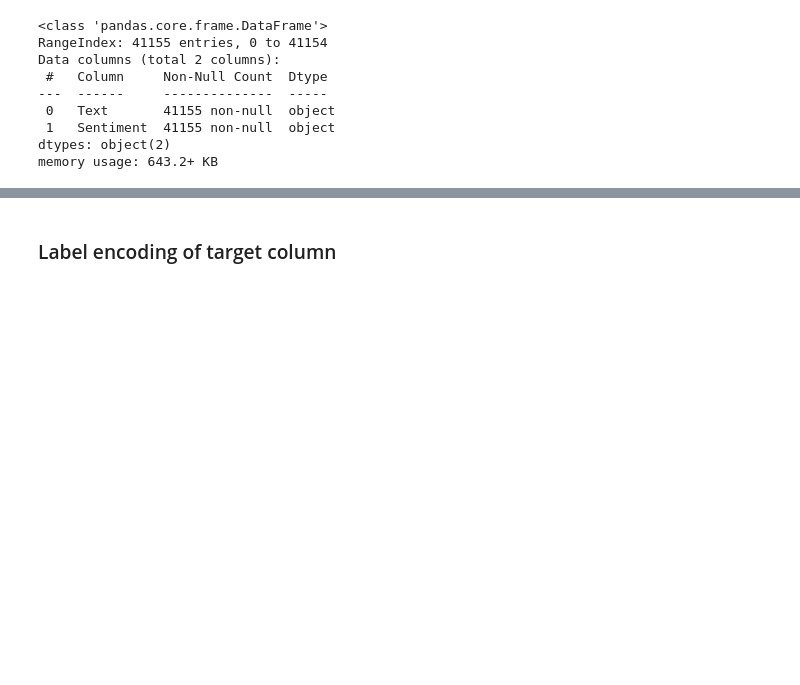
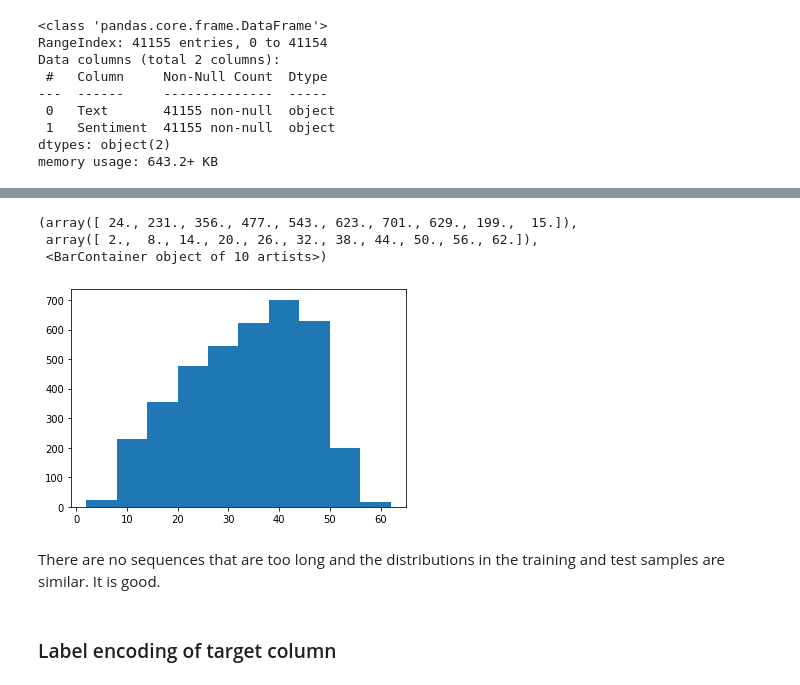
Before and after one commit to wizard339/education, a Jupyter notebook: misis/nlp/text_classification/transfer_learning_nlp_.ipynb, the cells around one changed output, grey strips where cells are left out. Saved outputs shown, nothing was run; the diff lists cells and outputs as text; code cells hidden in the pictures; blank space fills up the shorter version.

```diff
--- a/misis/nlp/text_classification/transfer_learning_nlp_.ipynb
+++ b/misis/nlp/text_classification/transfer_learning_nlp_.ipynb
@@ -79,3 +103,12 @@ memory usage: 643.2+ KB
+# %%
+plt.hist([len(text.split()) for text in final_test_raw_data['Text']])
+# %% [output]
+(array([ 24., 231., 356., 477., 543., 623., 701., 629., 199.,  15.]),
+ array([ 2.,  8., 14., 20., 26., 32., 38., 44., 50., 56., 62.]),
+ <BarContainer object of 10 artists>)
+[figure, added]
+# %% [markdown]
+There are no sequences that are too long and the distributions in the training and test samples are similar. It is good.
 # %% [markdown]
 ### Label encoding of target column
 # %%
```
Also changed, not shown: parts of 47 cells of this notebook.
